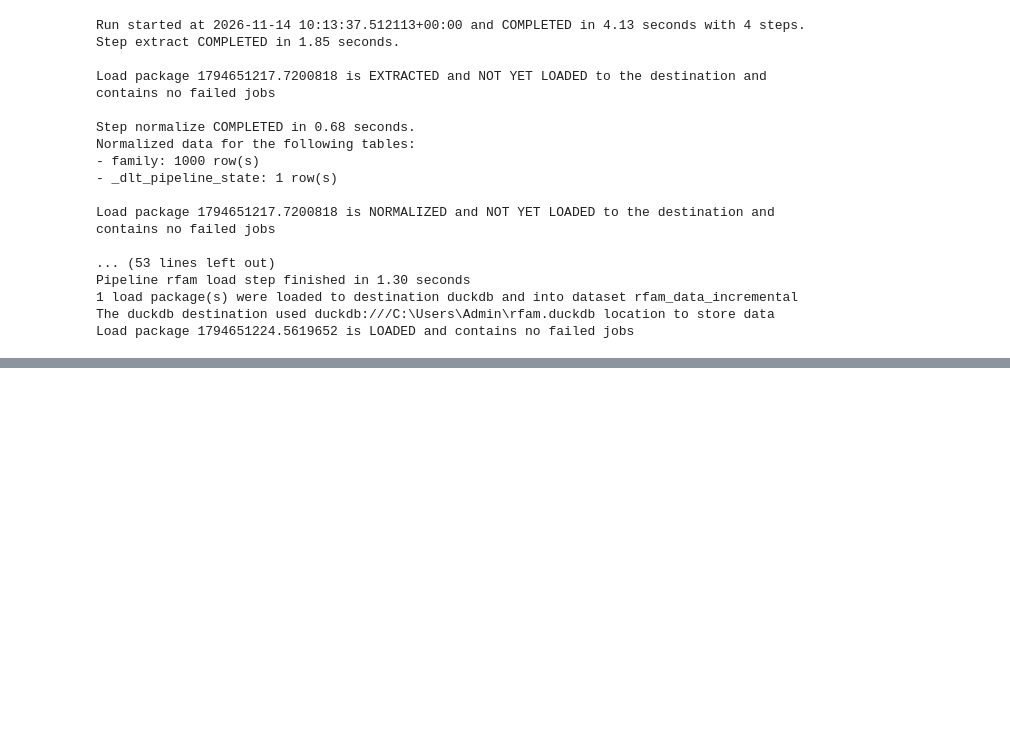
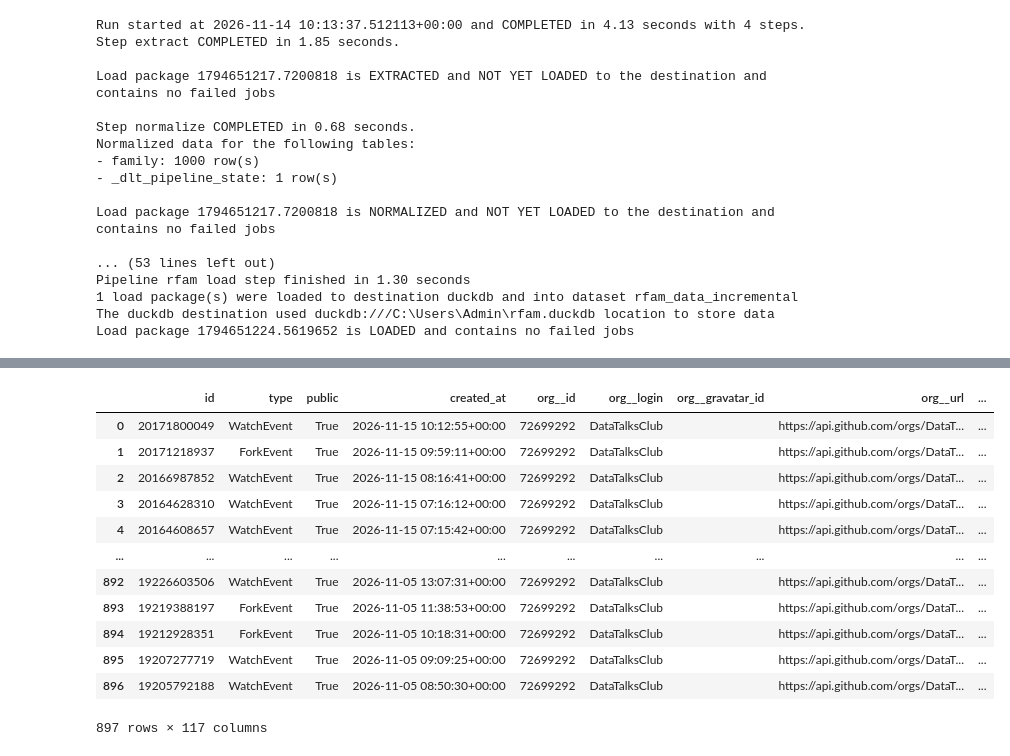
Before and after one commit to Alfred726/data-engineering-pipeline, a Jupyter notebook: Data engineering.ipynb, the cells around one changed output, grey strips where cells are left out. Saved outputs shown, nothing was run; the diff lists cells and outputs as text; code cells hidden in the pictures; blank space fills up the shorter version.

```diff
--- a/Data engineering.ipynb
+++ b/Data engineering.ipynb
@@ -750,0 +841,25 @@ Load package 1794651224.5619652 is LOADED and contains no failed jobs
+# %%
+import dlt
+from dlt.sources.helpers.rest_client import RESTClient
+from dlt.sources.helpers.rest_client.auth import BearerTokenAuth
+from dlt.sources.helpers.rest_client.paginators import HeaderLinkPaginator
+from getpass import getpass
+import os
+
+os.environ["ACCESS_TOKEN"] = getpass('ACSESS_TOKEN')
+
+BASE_URL = "https://api.github.com/repos/DataTalksClub/data-engineering-zoomcamp"
+
+@dlt.resource(name = "events", write_disposition = "replace")
+def paginated_getter(access_token = dlt.secrets.value):
+    client = RESTClient(
+        base_url= BASE_URL,
+        auth=BearerTokenAuth(token= access_token),  # type: ignore
+        paginator=HeaderLinkPaginator(links_next_key="next")
+    )
+
+    for page in client.paginate("/events"):
+        yield page
+
+for record in paginated_getter():
+    print(record)
@@ -750,0 +888,16 @@ Load package 1794651224.5619652 is LOADED and contains no failed jobs
+# %%
+import dlt
+
+pipeline = dlt.pipeline(
+    pipeline_name = 'fs_pipeline',
+    destination = 'filesystem', # changed destination from duckdb to filesystem
+    dataset_name = 'fs_data',
+)
+
+load_info = pipeline.run(
+    paginated_getter,
+    loader_file_format = "parquet", # <--- choose a file format: parquet, csv or jsonl
+    write_disposition="append" # <--- filesystem destination doesn't support merge and will fall back to `append`
+)
+
+print(pipeline.last_trace)
@@ -750,0 +918,18 @@ Load package 1794651224.5619652 is LOADED and contains no failed jobs
+# %%
+# explore loaded data
+
+pipeline.dataset().events.df()
+# %% [output]
+|  | id | type | public | created_at | org__id | org__login | org__gravatar_id | org__url | ... |
+| 0 | 20171800049 | WatchEvent | True | 2026-11-15 10:12:55+00:00 | 72699292 | DataTalksClub |  | https://api.github.com/orgs/DataT... | ... |
+| 1 | 20171218937 | ForkEvent | True | 2026-11-15 09:59:11+00:00 | 72699292 | DataTalksClub |  | https://api.github.com/orgs/DataT... | ... |
+| 2 | 20166987852 | WatchEvent | True | 2026-11-15 08:16:41+00:00 | 72699292 | DataTalksClub |  | https://api.github.com/orgs/DataT... | ... |
+| 3 | 20164628310 | WatchEvent | True | 2026-11-15 07:16:12+00:00 | 72699292 | DataTalksClub |  | https://api.github.com/orgs/DataT... | ... |
+| 4 | 20164608657 | WatchEvent | True | 2026-11-15 07:15:42+00:00 | 72699292 | DataTalksClub |  | https://api.github.com/orgs/DataT... | ... |
+| ... | ... | ... | ... | ... | ... | ... | ... | ... | ... |
+| 892 | 19226603506 | WatchEvent | True | 2026-11-05 13:07:31+00:00 | 72699292 | DataTalksClub |  | https://api.github.com/orgs/DataT... | ... |
+| 893 | 19219388197 | ForkEvent | True | 2026-11-05 11:38:53+00:00 | 72699292 | DataTalksClub |  | https://api.github.com/orgs/DataT... | ... |
+| 894 | 19212928351 | ForkEvent | True | 2026-11-05 10:18:31+00:00 | 72699292 | DataTalksClub |  | https://api.github.com/orgs/DataT... | ... |
+| 895 | 19207277719 | WatchEvent | True | 2026-11-05 09:09:25+00:00 | 72699292 | DataTalksClub |  | https://api.github.com/orgs/DataT... | ... |
+| 896 | 19205792188 | WatchEvent | True | 2026-11-05 08:50:30+00:00 | 72699292 | DataTalksClub |  | https://api.github.com/orgs/DataT... | ... |
+897 rows × 117 columns
```
Also changed, not shown: parts of 19 cells of this notebook.
